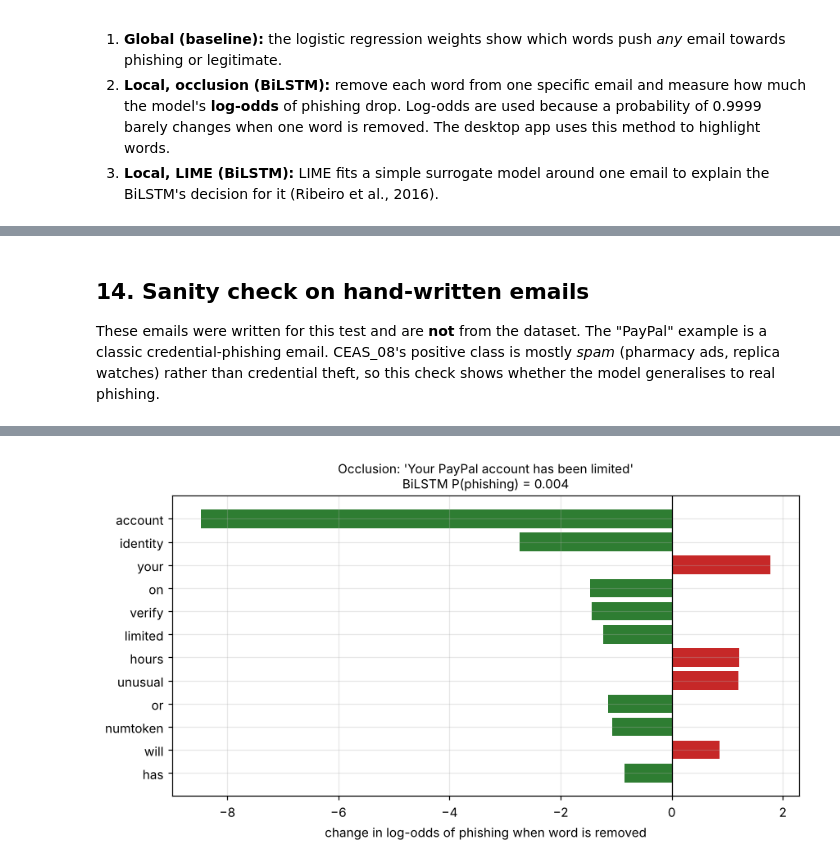
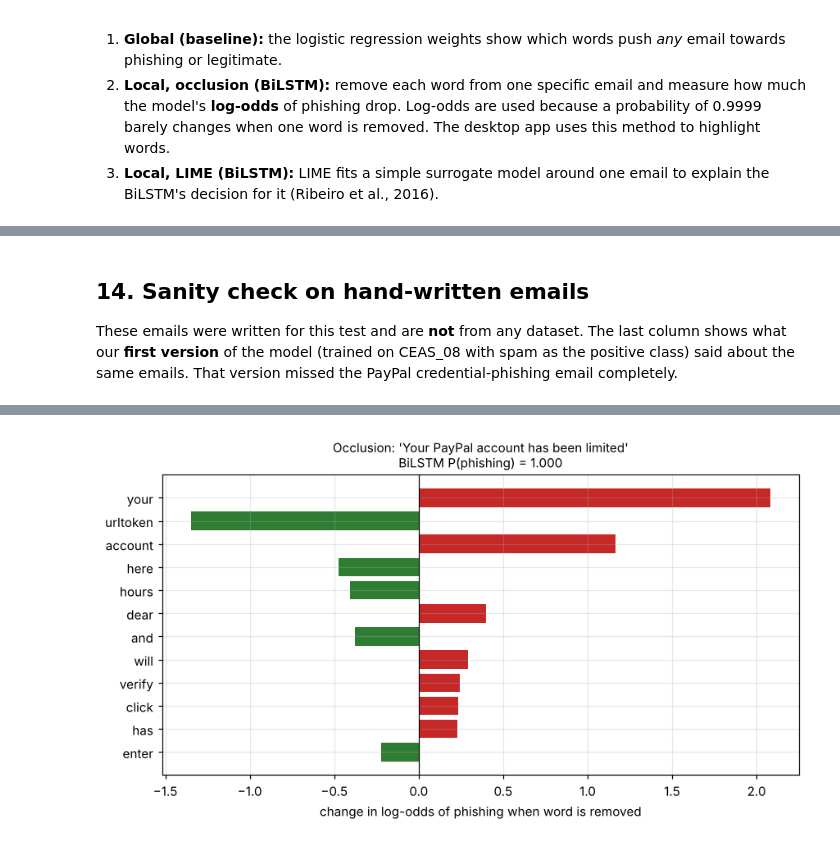
Before and after one commit to Asemahle2244/phishing-email-detection-model, a Jupyter notebook: notebooks/02_model_training.ipynb, the cells around one changed output, grey strips where cells are left out. Drawn from its saved outputs; the diff is of its cells as text; code cells hidden in the pictures.

Commit message:
more training sets

```diff
--- a/notebooks/02_model_training.ipynb
+++ b/notebooks/02_model_training.ipynb
@@ -368,7 +400,7 @@ def best_f1_threshold(y_true, prob):
 t0 = time.time()
 baseline = Pipeline([
     ("tfidf", TfidfVectorizer(ngram_range=(1, 2), min_df=2, max_features=50000, sublinear_tf=True)),
-    ("clf", LogisticRegression(C=4.0, max_iter=2000)),
+    ("clf", LogisticRegression(C=4.0, max_iter=2000, class_weight="balanced")),
 ])
 baseline.fit(train_df.text, train_df.label)
 print(f"Baseline trained in {time.time()-t0:.1f}s")
@@ -665,7 +698,10 @@ class EarlyStopping:
 torch.manual_seed(SEED)
 model = BiLSTMClassifier(len(vocab), **CONFIG["model_params"]).to(DEVICE)
 optimizer = torch.optim.Adam(model.parameters(), lr=CONFIG["lr"])
-criterion = nn.BCEWithLogitsLoss()
+# Class weighting: there are far fewer phishing than legitimate emails, so each phishing email counts more.
+pos_weight = torch.tensor([(y_train == 0).sum() / max((y_train == 1).sum(), 1)], device=DEVICE)
+criterion = nn.BCEWithLogitsLoss(pos_weight=pos_weight)
+print(f"pos_weight = {pos_weight.item():.2f}  (legitimate : phishing ratio in the training set)")
 stopper = EarlyStopping(CONFIG["patience"], CONFIG["min_delta"], mode="min")
 rng = np.random.default_rng(SEED)
 
@@ -997,7 +1042,7 @@ except ImportError:
 # %% [markdown]
 ## 14. Sanity check on hand-written emails
 
-These emails were written for this test and are **not** from the dataset. The "PayPal" example is a classic credential-phishing email. CEAS_08's positive class is mostly *spam* (pharmacy ads, replica watches) rather than credential theft, so this check shows whether the model generalises to real phishing.
+These emails were written for this test and are **not** from any dataset. The last column shows what our **first version** of the model (trained on CEAS_08 with spam as the positive class) said about the same emails. That version missed the PayPal credential-phishing email completely.
 # %%
 samples = [
     ("Your PayPal account has been limited",
@@ -1005,6 +1050,12 @@ samples = [
      "or your account will be suspended. Click here: http://paypal-secure-verify.com/login and enter your password."),
     ("URGENT: Your mailbox is full",
      "Your email quota has exceeded the limit. Click http://webmail-upgrade.net to upgrade now or lose all messages!!!"),
+    ("FNB: Online banking access suspended",
+     "Dear client, your FNB online banking profile has been suspended due to a security update. "
+     "Log in at http://fnb-secure-update.co.za/verify to confirm your card details and restore access."),
+    ("Your Microsoft 365 password expires today",
+     "Your password will expire in 24 hours. Keep your current password by confirming your login here: "
+     "http://office365-keep-password.com"),
     ("Cheap replica watches - 80% off",
      "Buy luxury replica watches at the lowest prices! Rolex, Omega and more. Visit www.best-replicas.biz today!"),
     ("Re: group project meeting on Thursday",
@@ -1012,12 +1063,16 @@ samples = [
     ("Re: [Python-Dev] patch review for issue 2291",
      "I looked at the patch and the tests pass on Linux. Could someone check the Windows build before we merge?"),
 ]
+# P(phishing) from the first version of the model (CEAS_08 only, spam = positive), recorded before retraining
+first_version = [0.0043, 0.9961, None, None, 1.0000, 0.0018, 0.0000]
+
 rows = []
-for subj, body in samples:
+for (subj, body), old in zip(samples, first_version):
     r = detector.analyse(subj, body, top_k=5)
     b = detector.analyse(subj, body, model="baseline", top_k=5)
     rows.append({"subject": subj, "BiLSTM P(phish)": r["probability"], "BiLSTM": r["label"],
                  "baseline P(phish)": b["probability"], "baseline": b["label"],
+                 "first version P(phish)": "not tested" if old is None else old,
                  "top BiLSTM words": ", ".join(t["token"] for t in r["top_tokens"] if t["weight"] > 0)})
 display(pd.DataFrame(rows))
 
@@ -1036 +1093 @@ plt.tight_layout(); savefig("xai_handwritten_phishing"); plt.show()
-[figure, old version]
+[figure, new version]
```
Also changed, not shown: parts of 28 cells of this notebook, 23 other files.
